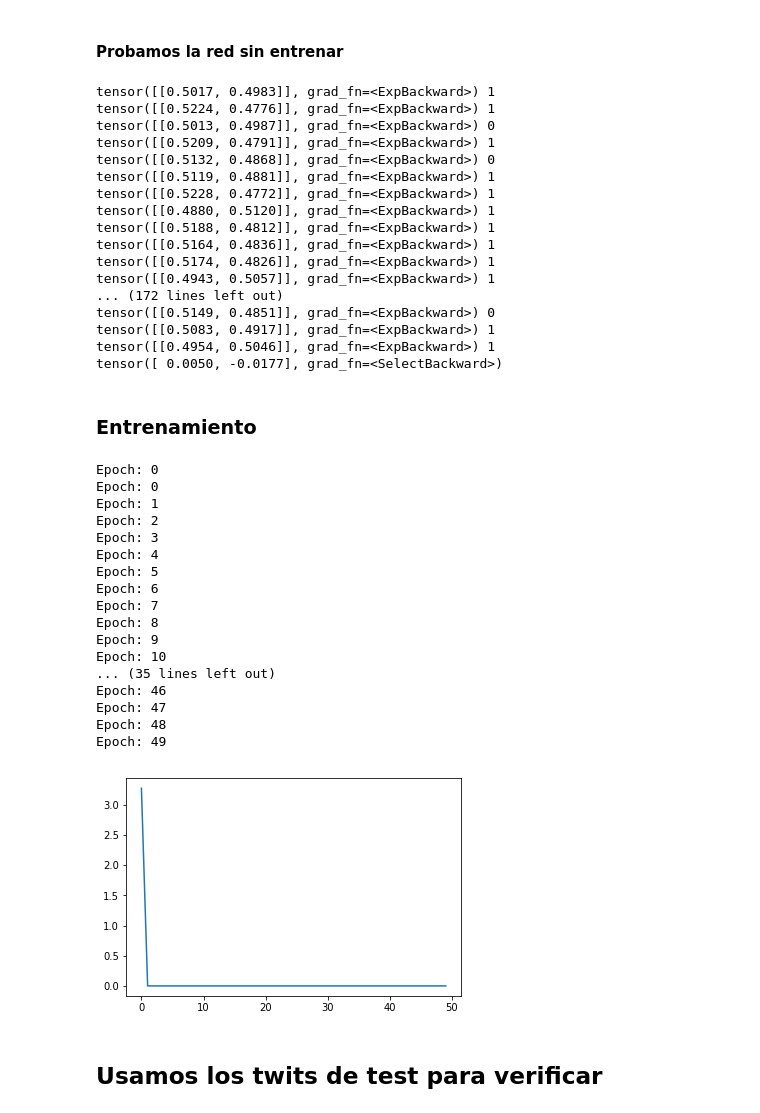
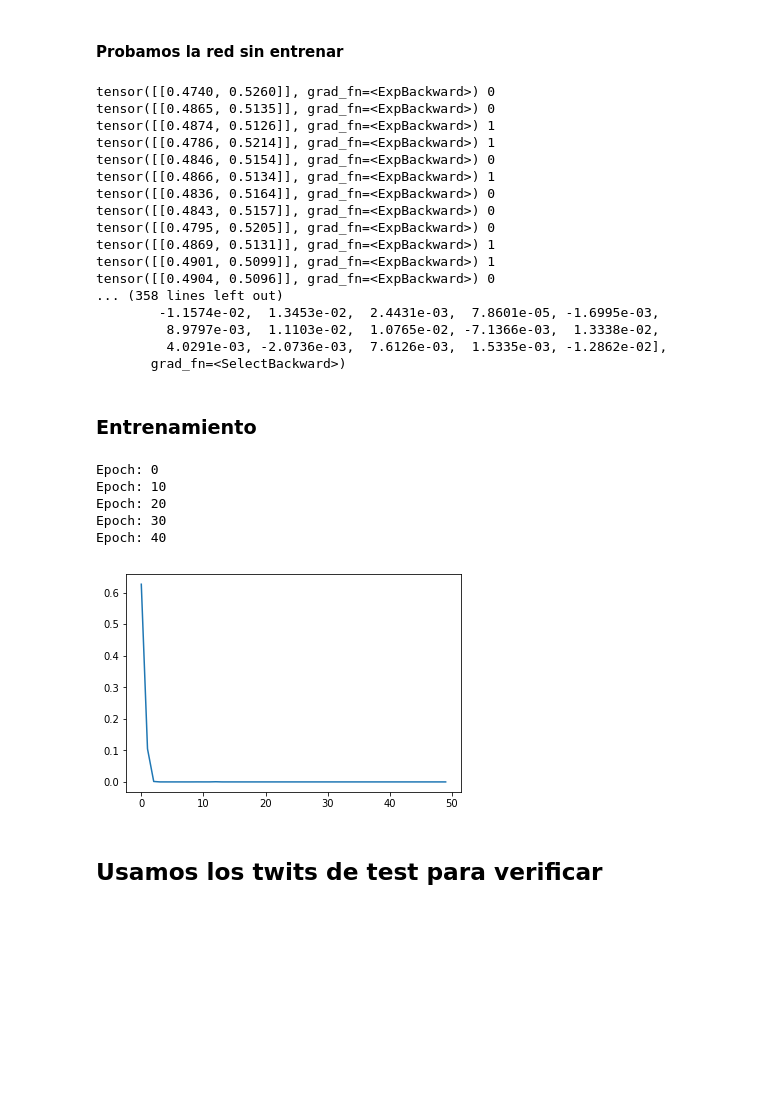
Before and after one commit to agemperador/RELAMPAGO_poster, a Jupyter notebook: redNeuronal/red_bow_boltzman_prueba.ipynb, the cells around one changed output. Drawn from its saved outputs; the diff is of its cells as text; code cells hidden in the pictures; blank space fills up the shorter version.

```diff
--- a/redNeuronal/red_bow_boltzman_prueba.ipynb
+++ b/redNeuronal/red_bow_boltzman_prueba.ipynb
@@ -15,7 +15,7 @@ import matplotlib.pyplot as plt
 # %% [markdown]
 #### Cargo la base de datos clasificada y genero las variables de importancia
 # %%
-TW = pd.read_csv('base_corr_ortografia.csv')
+TW = pd.read_csv('base_corr.csv')
 MSJ = TW['Twit']
 TAG = TW['Tag']
 NUM = TW['Num']
@@ -112,8 +112,8 @@ class BoWClassifier(nn.Module): # inheriting from nn.Module!
 
         super(BoWClassifier, self).__init__()
 
-        self.linear1 = nn.Linear(vocab_size, 200)
-        self.linear2 = nn.Linear(200, num_labels)
+        self.linear1 = nn.Linear(vocab_size, 100)
+        self.linear2 = nn.Linear(100, num_labels)
 
 
     def forward(self, bow_vec):
@@ -135,8 +135,6 @@ class BoWClassifier(nn.Module): # inheriting from nn.Module!
     def make_target(label, label_to_ix):
 
         return torch.LongTensor([label_to_ix[label]])
-
-model = BoWClassifier(NUM_LABELS, VOCAB_SIZE)
 # %% [markdown]
 Ejemplo de BoWClassifier
 # %%
@@ -198,31 +195,32 @@ tot
 for instance, label in test:
     bow_vec = BoWClassifier.make_bow_vector(instance, word_to_ix)
     log_probs = model(bow_vec)
-    print (log_probs.exp(), label)
-print (next(model.parameters())[:,word_to_ix["lluvia"]])
+    #print (log_probs.exp(), label)
+#print (next(model.parameters())[:,word_to_ix["lluvia"]])
 # %% [output]
-tensor([[0.5017, 0.4983]], grad_fn=<ExpBackward>) 1
-tensor([[0.5224, 0.4776]], grad_fn=<ExpBackward>) 1
-tensor([[0.5013, 0.4987]], grad_fn=<ExpBackward>) 0
-tensor([[0.5209, 0.4791]], grad_fn=<ExpBackward>) 1
-tensor([[0.5132, 0.4868]], grad_fn=<ExpBackward>) 0
-tensor([[0.5119, 0.4881]], grad_fn=<ExpBackward>) 1
-tensor([[0.5228, 0.4772]], grad_fn=<ExpBackward>) 1
-tensor([[0.4880, 0.5120]], grad_fn=<ExpBackward>) 1
-tensor([[0.5188, 0.4812]], grad_fn=<ExpBackward>) 1
-tensor([[0.5164, 0.4836]], grad_fn=<ExpBackward>) 1
-tensor([[0.5174, 0.4826]], grad_fn=<ExpBackward>) 1
-tensor([[0.4943, 0.5057]], grad_fn=<ExpBackward>) 1
-... (172 lines left out)
-tensor([[0.5149, 0.4851]], grad_fn=<ExpBackward>) 0
-tensor([[0.5083, 0.4917]], grad_fn=<ExpBackward>) 1
-tensor([[0.4954, 0.5046]], grad_fn=<ExpBackward>) 1
-tensor([ 0.0050, -0.0177], grad_fn=<SelectBackward>)
+tensor([[0.4740, 0.5260]], grad_fn=<ExpBackward>) 0
+tensor([[0.4865, 0.5135]], grad_fn=<ExpBackward>) 0
+tensor([[0.4874, 0.5126]], grad_fn=<ExpBackward>) 1
+tensor([[0.4786, 0.5214]], grad_fn=<ExpBackward>) 1
+tensor([[0.4846, 0.5154]], grad_fn=<ExpBackward>) 0
+tensor([[0.4866, 0.5134]], grad_fn=<ExpBackward>) 1
+tensor([[0.4836, 0.5164]], grad_fn=<ExpBackward>) 0
+tensor([[0.4843, 0.5157]], grad_fn=<ExpBackward>) 0
+tensor([[0.4795, 0.5205]], grad_fn=<ExpBackward>) 0
+tensor([[0.4869, 0.5131]], grad_fn=<ExpBackward>) 1
+tensor([[0.4901, 0.5099]], grad_fn=<ExpBackward>) 1
+tensor([[0.4904, 0.5096]], grad_fn=<ExpBackward>) 0
+... (358 lines left out)
+        -1.1574e-02,  1.3453e-02,  2.4431e-03,  7.8601e-05, -1.6995e-03,
+         8.9797e-03,  1.1103e-02,  1.0765e-02, -7.1366e-03,  1.3338e-02,
+         4.0291e-03, -2.0736e-03,  7.6126e-03,  1.5335e-03, -1.2862e-02],
+       grad_fn=<SelectBackward>)
 # %% [markdown]
 ### Entrenamiento
 # %%
+model = BoWClassifier(NUM_LABELS, VOCAB_SIZE)
 loss_function = nn.NLLLoss()
-optimizer = optim.Adam(model.parameters(), lr=0.1)
+optimizer = optim.SGD(model.parameters(), lr=0.1)
 
 # Se suele usar la cantidad de epocas que lleve a la estabilidad sin overfitear
 
@@ -234,50 +232,39 @@ for epoch in range(50):
 
 
         # Hay que resetear los gradientes antes de hacer cuentas
         model.zero_grad()
 
         # Hacemos el vector de bag of words
         bow_vec = BoWClassifier.make_bow_vector(instance, word_to_ix)
 
         # Guardamos el label del diccionario de Tags
         target = BoWClassifier.make_target(label, label_to_ix)
 
         # Hacemos el forward pass.
         log_probs = model(bow_vec)
 
         # Calculamos el error
         loss = loss_function(log_probs, target)
 
         # Le pedimos a torch que busque los gradientes con back propagation
+
         loss.backward()
 
         # Usamos SGD para hacer back propagation y modificar los pesos
         optimizer.step()
+    error.append(loss)
 
-    error.append(loss)
 
 plt.figure()
 plt.plot(error)
 plt.show()
 # %% [output]
 Epoch: 0
-Epoch: 0
-Epoch: 1
-Epoch: 2
-Epoch: 3
-Epoch: 4
-Epoch: 5
-Epoch: 6
-Epoch: 7
-Epoch: 8
-Epoch: 9
 Epoch: 10
-... (35 lines left out)
-Epoch: 46
-Epoch: 47
-Epoch: 48
-Epoch: 49
+Epoch: 20
+Epoch: 30
+Epoch: 40
-[figure, old version]
+[figure, new version]
 # %% [markdown]
 ## Usamos los twits de test para verificar
 # %%
```
Also changed, not shown: parts of 4 cells of this notebook.
